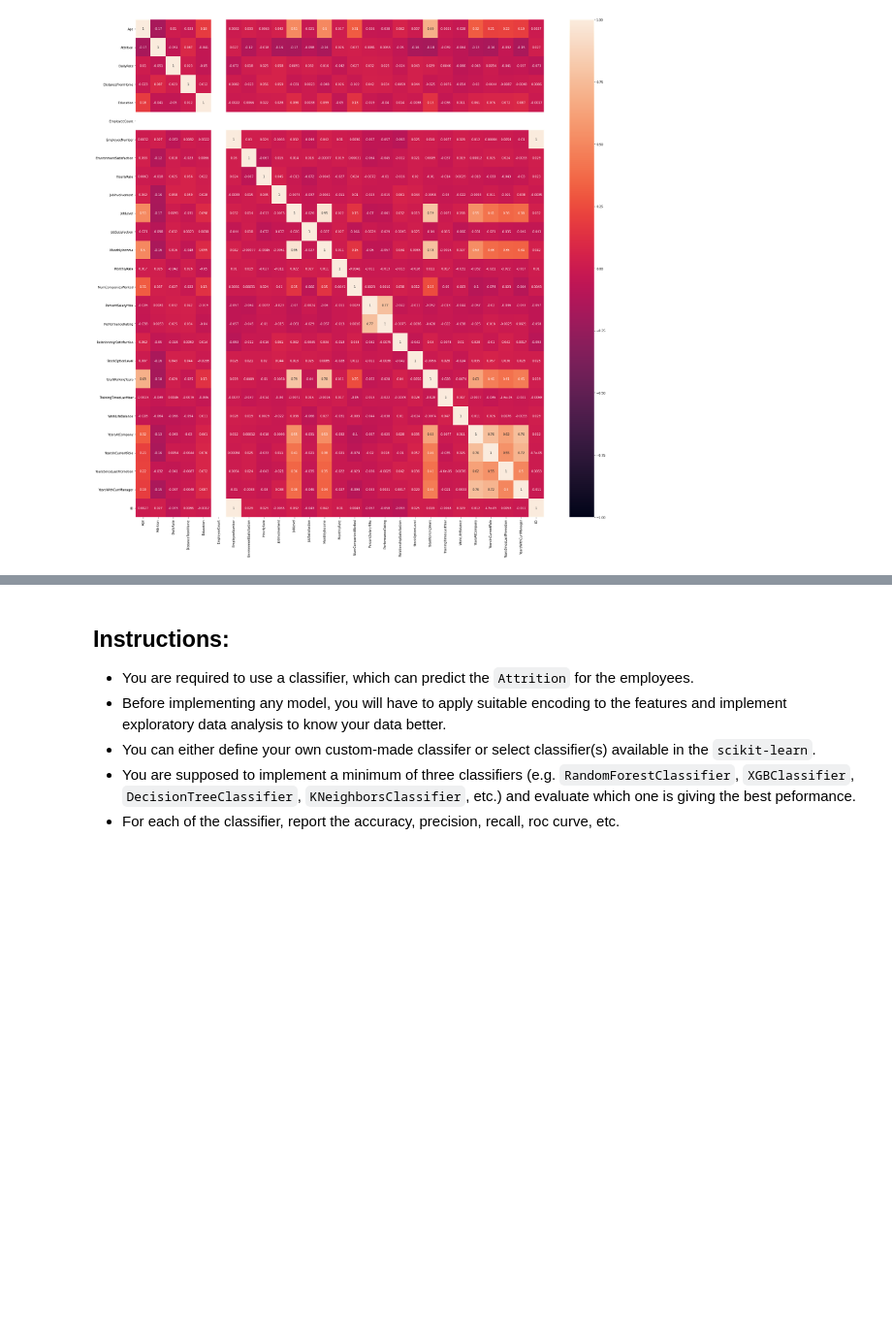
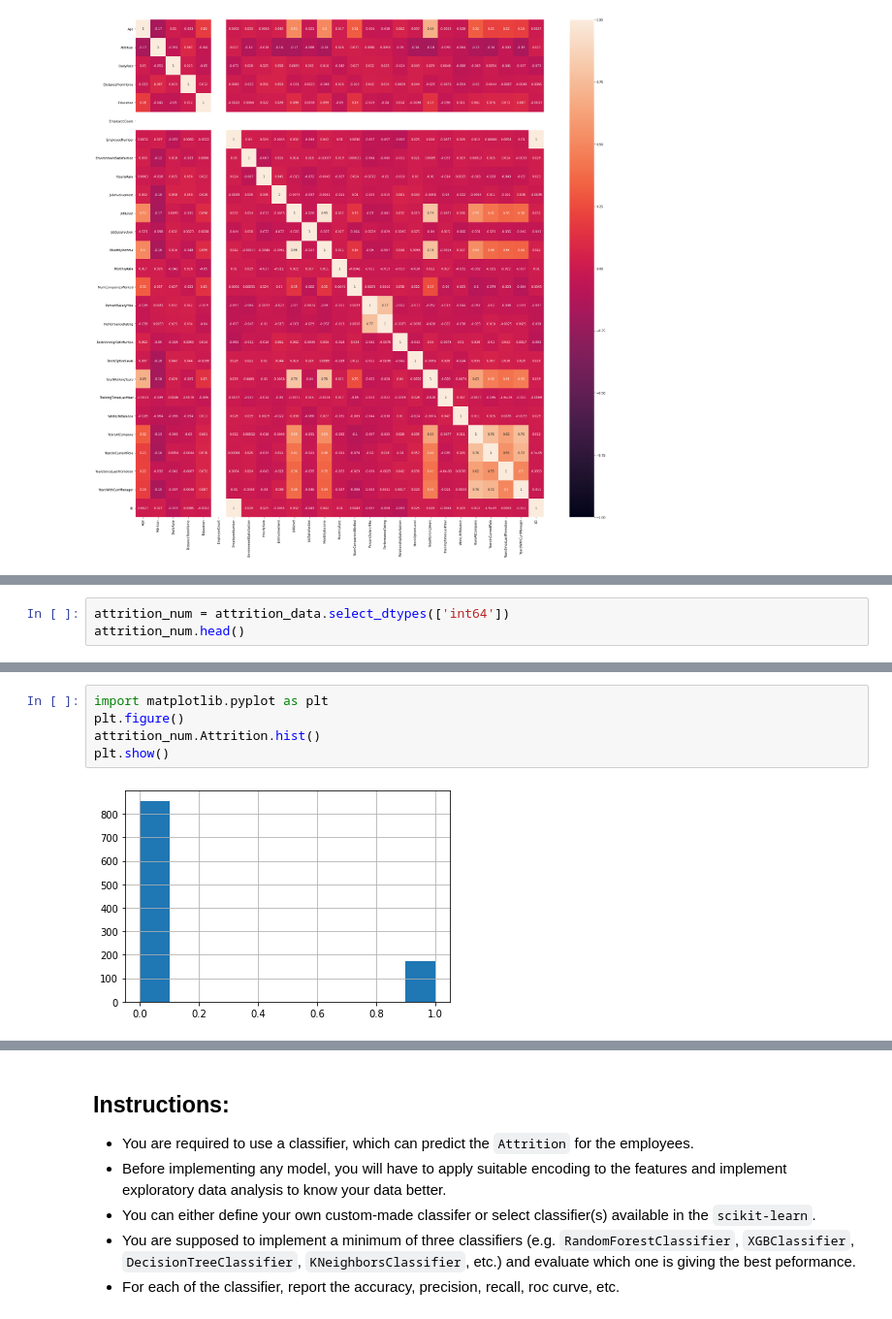
Before and after one commit to Mrutyunjay01/SHALA2020, a Jupyter notebook: ML_L1_Assignment_ipynb_txt.ipynb, the cells around one changed output, grey strips where cells are left out. Shown at 97% size. Drawn from its saved outputs; the diff is of its cells as text; blank space fills up the shorter version.

```diff
--- a/ML_L1_Assignment_ipynb_txt.ipynb
+++ b/ML_L1_Assignment_ipynb_txt.ipynb
@@ -94,0 +64,3 @@ ValueError: ignored
+# %%
+attrition_num = attrition_data.select_dtypes(['int64'])
+attrition_num.head()
@@ -94,0 +74,7 @@ ValueError: ignored
+# %%
+import matplotlib.pyplot as plt
+plt.figure()
+attrition_num.Attrition.hist()
+plt.show()
+# %% [output]
+[figure, added]
```
Also changed, not shown: parts of 26 cells of this notebook.
